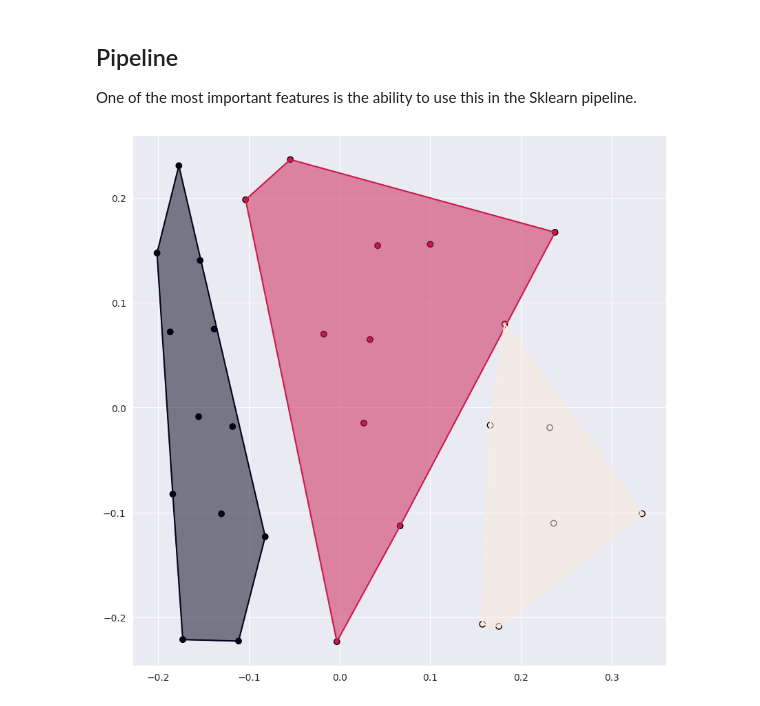
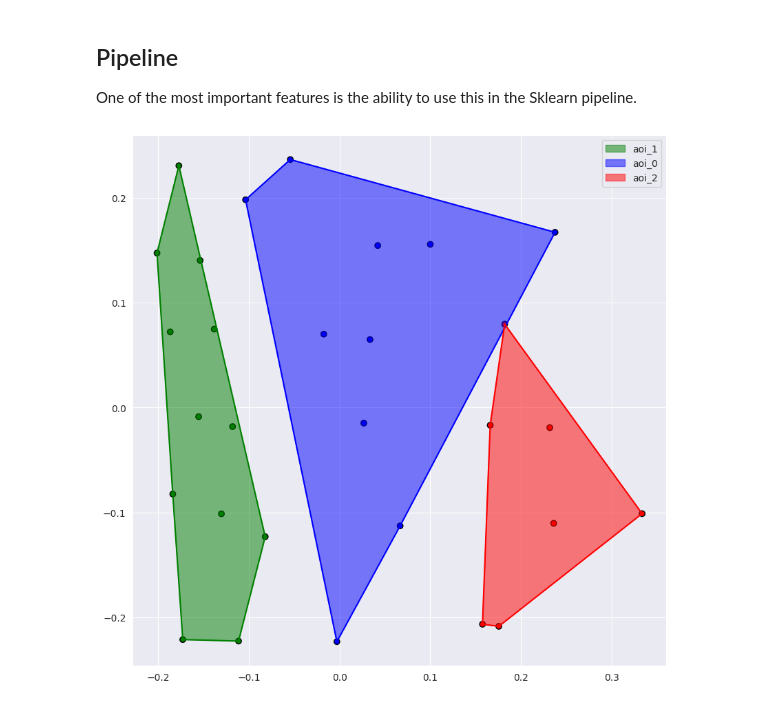
Before and after one commit to hse-scila/EyeFeatures, a Jupyter notebook: tutorials/AOI_definition_tutorial.ipynb, the cells around one changed output. Saved outputs shown, nothing was run; the diff lists cells and outputs as text; code cells hidden in the pictures.

```diff
--- a/tutorials/AOI_definition_tutorial.ipynb
+++ b/tutorials/AOI_definition_tutorial.ipynb
@@ -8,6 +9,12 @@ import os, requests
 import pandas as pd
 
 def load_data():
+    '''
+    Download and load the Paris experiment dataset from Zenodo.
+    The dataset contains scanpaths data from 15 participants reading approximately 180 texts.
+    The dataset is normalized and split into X (fixations data), Y (target), and other features.
+    Deatiled description of variables and task can be found at: https://zenodo.org/records/4655840
+    '''
     if not os.path.exists("data/em-y35-fasttext.csv"):
         url = "https://zenodo.org/records/4655840/files/em-y35-fasttext.csv?download=1"
         response = requests.get(url, stream=True)
@@ -30,6 +37,7 @@ def load_data():
 x = "norm_pos_x"
 y = "norm_pos_y"
 pk = ["SUBJ_NAME", "TEXT"]
+aoi = "AOI"
 data, target, other = load_data()
 data.head()
 # %% [output]
@@ -70,4 +79,6 @@ shape_based = ShapeBased(x, y, shapes=[[['r', (0., 0.7), (1., 1.)], ('r', (0., 0
 result_sb = shape_based.transform(data)
 # %%
-scanpath_visualization(result_sb[(result_sb['SUBJ_NAME'] == "s04") & (result_sb['TEXT'] == "chasse_oiseaux-a1")], x="norm_pos_x", y="norm_pos_y", aoi="AOI", show_hull=True, with_axes=True, only_points=True)
+record = result_sb[(result_sb['SUBJ_NAME'] == "s04") & (result_sb['TEXT'] == "chasse_oiseaux-a1")]
+aoi_color = {"aoi_0" : "blue", "aoi_1" : "green", "aoi_2" : "red"}
+scanpath_visualization(record, x=x, y=y, aoi="AOI", show_hull=True, with_axes=True, only_points=True, show_legend=True, aoi_c=aoi_color)
 # %% [output]
@@ -139,10 +152,14 @@ One of the most important features is the ability to use this in the Sklearn pip
 # %%
 from sklearn.pipeline import Pipeline
 
-pipeline = Pipeline([('AOIExtractor', AOIExtractor(methods=methods, x=x, y=y, pk=pk, instance_columns=['TEXT'], aoi_name='AOI', show_best=True)), ("AOIMatcher", AOIMatcher(x=x, y=y, pk=pk, instance_columns=["TEXT"], aoi='AOI', n_aoi=3))])
+extractor = AOIExtractor(methods=methods, x=x, y=y, pk=pk, instance_columns=['TEXT'], aoi_name=aoi, show_best=True)
+matcher = AOIMatcher(x=x, y=y, pk=pk, instance_columns=["TEXT"], aoi=aoi, n_aoi=3)
+
+pipeline = Pipeline([("AOIExtractor", extractor), ("AOIMatcher", matcher)])
 pipeline.fit(data)
 prep_data = pipeline.transform(data)
 # %%
-scanpath_visualization(prep_data[(prep_data['SUBJ_NAME'] == "s01") & (prep_data['TEXT'] == "chasse_oiseaux-a1")], x="norm_pos_x", y="norm_pos_y", aoi="AOI", show_hull=True, with_axes=True, only_points=True)
+record = prep_data[(prep_data['SUBJ_NAME'] == "s01") & (prep_data['TEXT'] == "chasse_oiseaux-a1")]
+scanpath_visualization(record, x=x, y=y, aoi=aoi, show_hull=True, with_axes=True, only_points=True, show_legend=True, aoi_c=aoi_color)
 # %% [output]
-[figure, old version]
+[figure, new version]
```
Also changed, not shown: parts of 11 cells of this notebook, 11 other files.
